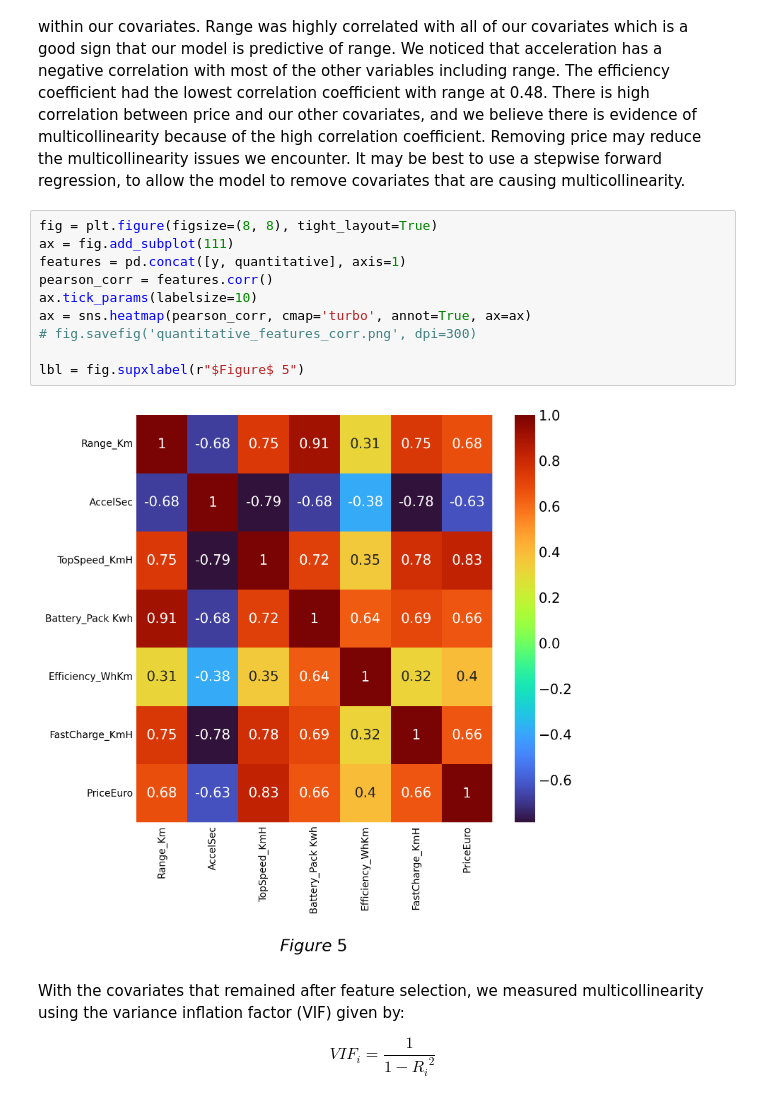
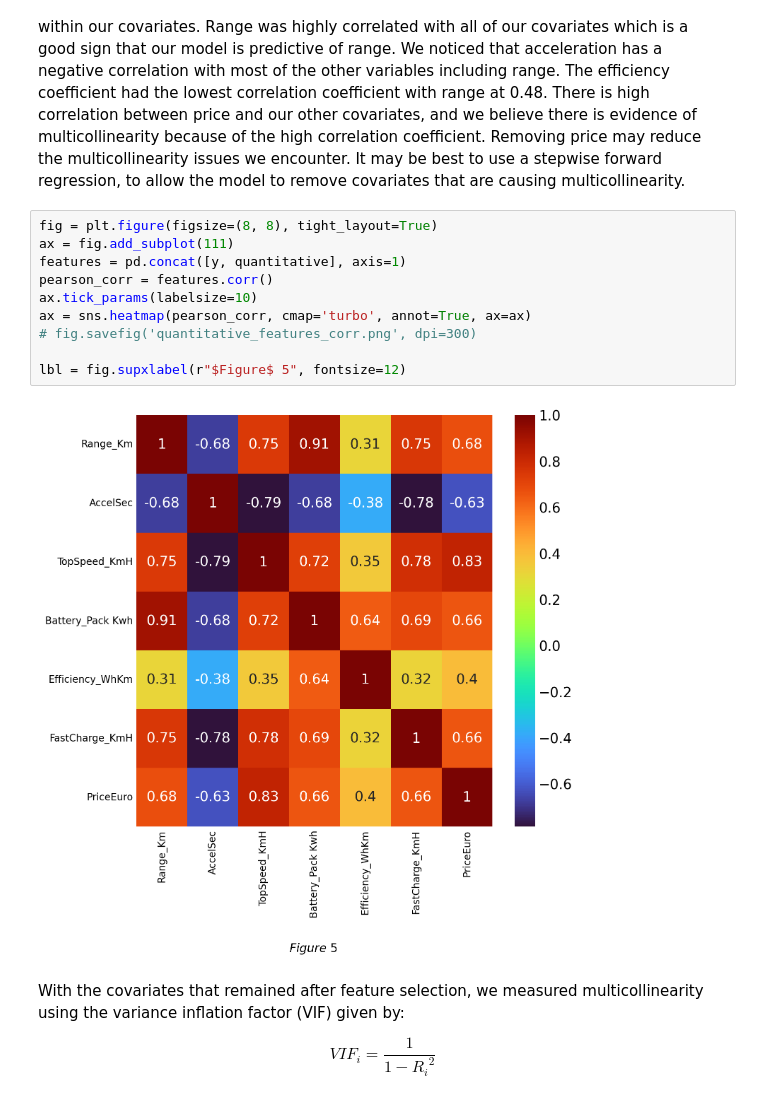
Before and after one commit to lavaman131/EV_range_prediction, a Jupyter notebook: data_loading.ipynb, the cells around one changed output. Drawn from its saved outputs; the diff is of its cells as text.

```diff
--- a/data_loading.ipynb
+++ b/data_loading.ipynb
@@ -261,15 +261,15 @@ We created a correlation coefficient matrix (Figure 5) in order to test for mult
 # %%
 fig = plt.figure(figsize=(8, 8), tight_layout=True)
 ax = fig.add_subplot(111)
 features = pd.concat([y, quantitative], axis=1)
 pearson_corr = features.corr()
 ax.tick_params(labelsize=10)
 ax = sns.heatmap(pearson_corr, cmap='turbo', annot=True, ax=ax)
 # fig.savefig('quantitative_features_corr.png', dpi=300)
 
-lbl = fig.supxlabel(r"$Figure$ 5")
+lbl = fig.supxlabel(r"$Figure$ 5", fontsize=12)
 # %% [output]
-[figure, old version]
+[figure, new version]
 # %% [markdown]
 With the covariates that remained after feature selection, we measured multicollinearity using the variance inflation factor (VIF) given by:
 
```
Also changed, not shown: parts of 6 cells of this notebook, 2 other files.
